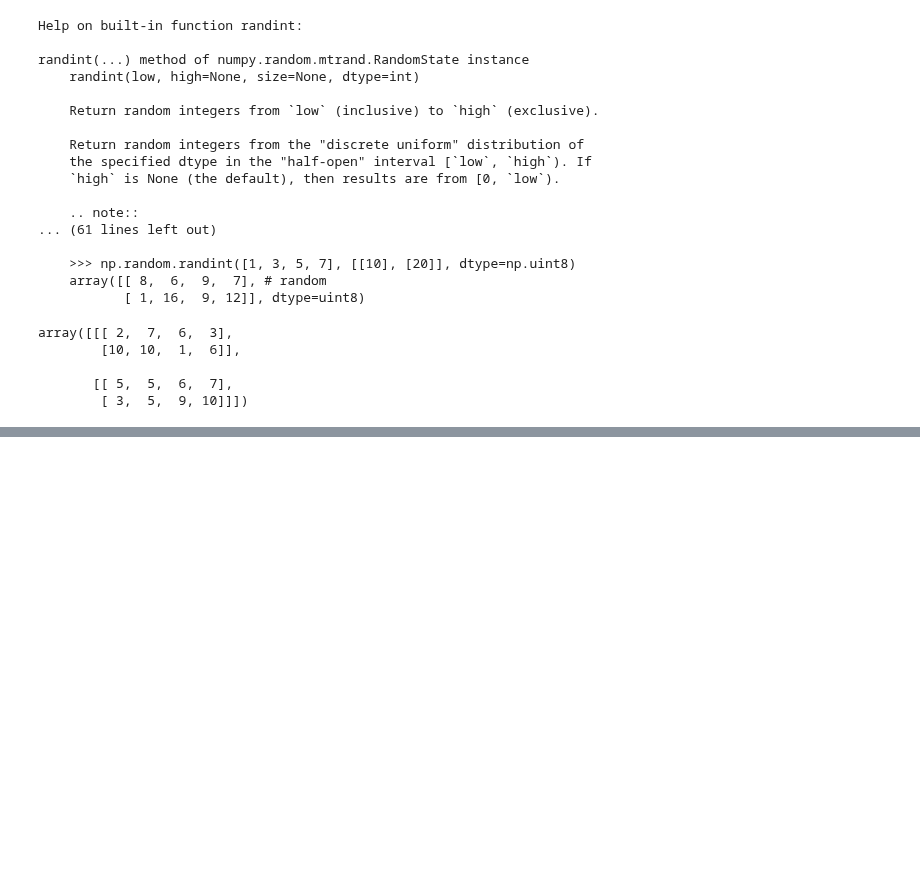
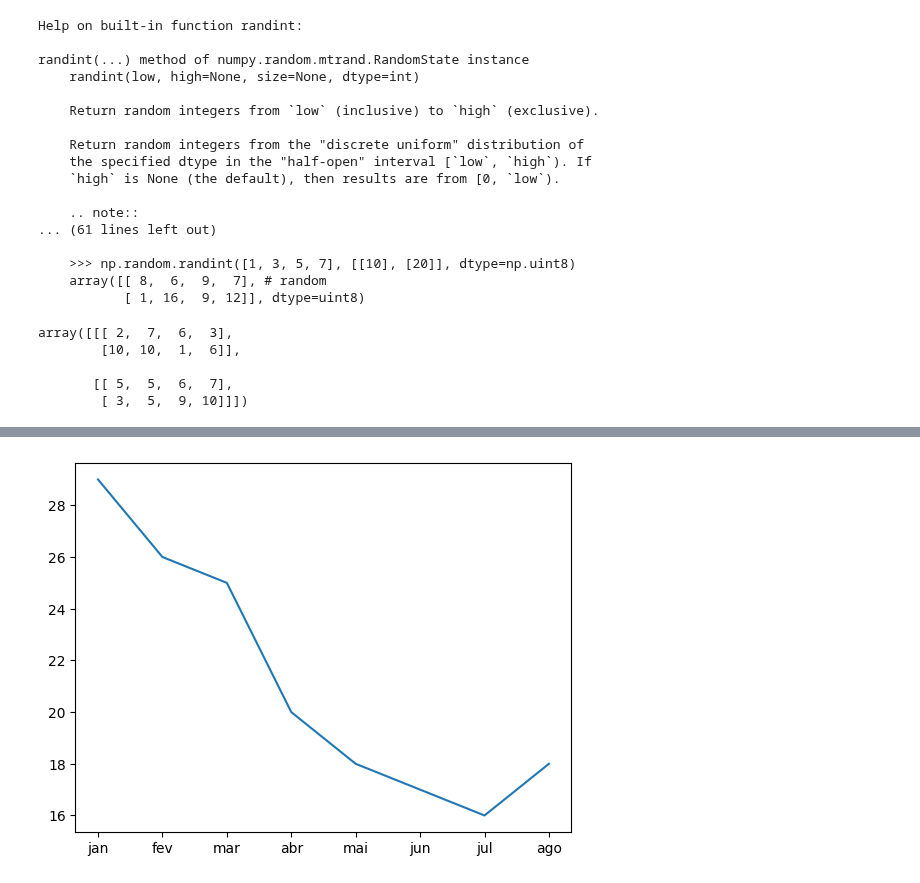
Before and after one commit to francfelipe/python-fundamentos, a Jupyter notebook: plumbers/python-fundamentos.ipynb, the cells around one changed output, grey strips where cells are left out. Cells and saved outputs as stored; diff of their text form; code cells hidden in the pictures; blank space fills up the shorter version.

```diff
--- a/plumbers/python-fundamentos.ipynb
+++ b/plumbers/python-fundamentos.ipynb
@@ -2401,0 +2418,3 @@ array([[[ 2,  7,  6,  3],
+# %%
+mes = ['jan', 'fev', 'mar', 'abr', 'mai', 'jun', 'jul', 'ago']
+temperatura = [29, 26, 25, 20, 18, 17, 16, 18]
@@ -2401,0 +2441,5 @@ array([[[ 2,  7,  6,  3],
+# %%
+plt.plot(mes, temperatura)
+plt.show()
+# %% [output]
+[figure, added]
```
Also changed, not shown: parts of 12 cells of this notebook.
